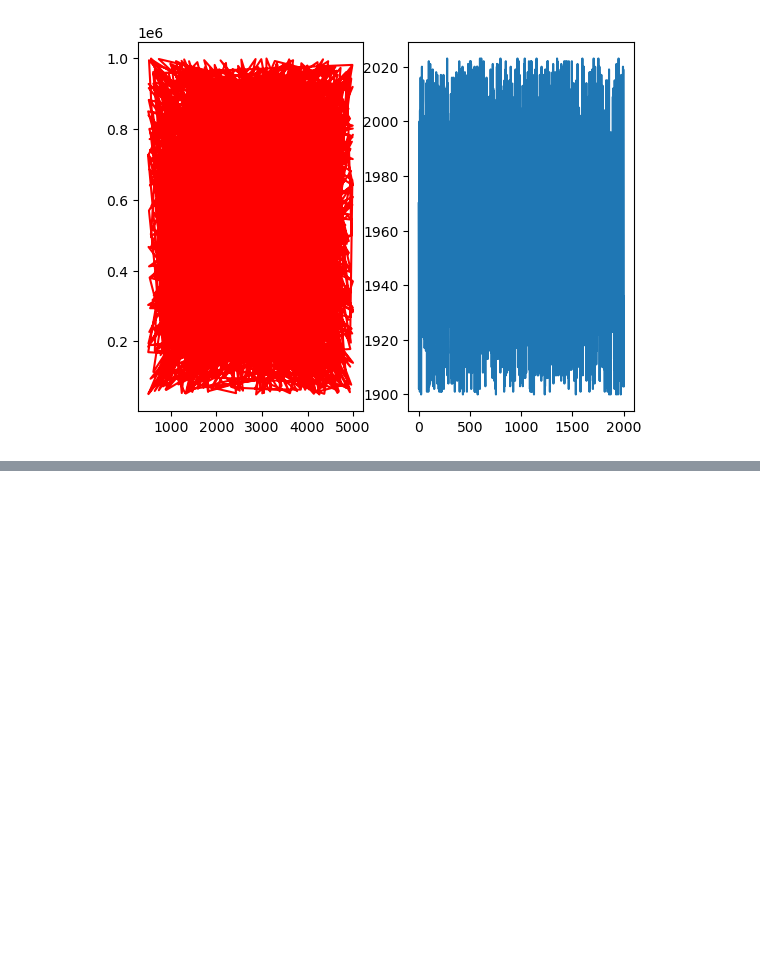
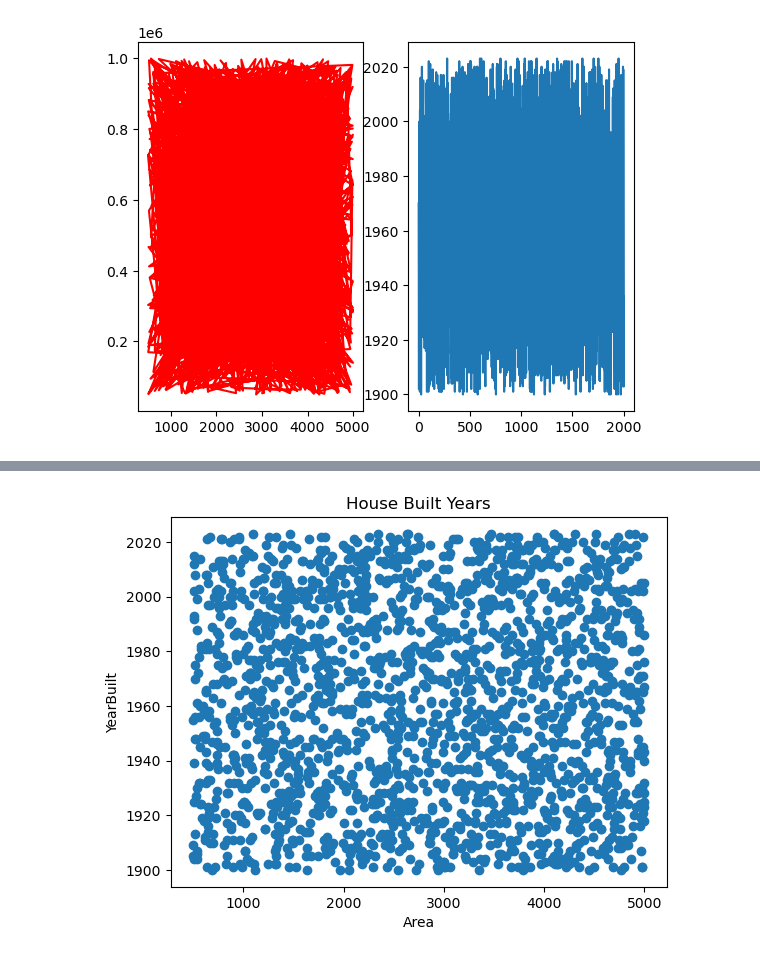
Before and after one commit to Kirthana3110/DataScience, a Jupyter notebook: matplotlib.ipynb, the cells around one changed output, grey strips where cells are left out. Saved outputs shown, nothing was run; the diff lists cells and outputs as text; code cells hidden in the pictures; blank space fills up the shorter version.

```diff
--- a/matplotlib.ipynb
+++ b/matplotlib.ipynb
@@ -245,0 +275,15 @@ plt.show()
+# %%
+import matplotlib.pyplot as plt
+x=df['Area']
+y=df['YearBuilt']
+
+
+plt.scatter(x, y)
+
+plt.title("House Built Years")
+plt.xlabel("Area")
+plt.ylabel("YearBuilt")
+
+plt.show()
+# %% [output]
+[figure, added]
```
Also changed, not shown: parts of 4 cells of this notebook.
